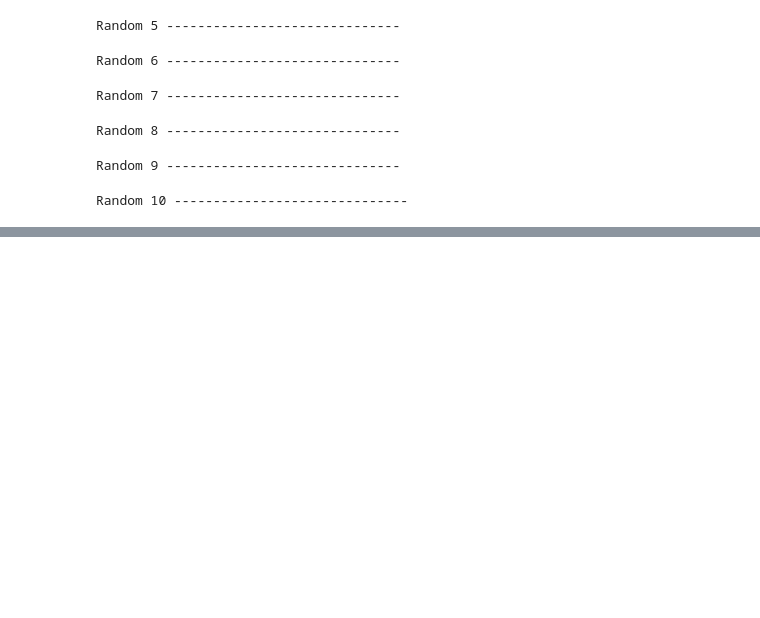
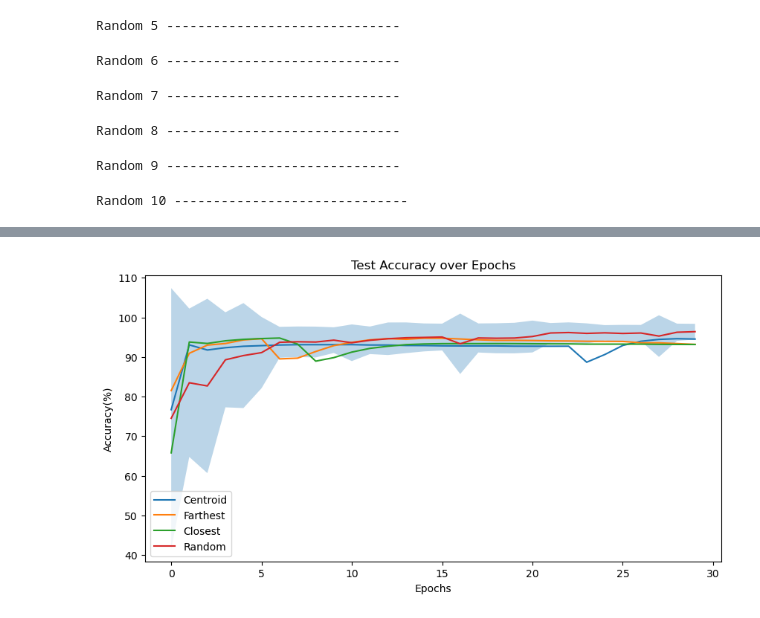
Before and after one commit to Khush24Shah/AL_MNIST, a Jupyter notebook: mixed_rank_AL_MNIST.ipynb, the cells around one changed output, grey strips where cells are left out. Drawn from its saved outputs; the diff is of its cells as text; code cells hidden in the pictures; blank space fills up the shorter version.

```diff
--- a/mixed_rank_AL_MNIST.ipynb
+++ b/mixed_rank_AL_MNIST.ipynb
@@ -470,0 +433,14 @@ pio.show(fig)
+# %%
+plt.figure(figsize=(10, 5))
+plt.plot(accuracy[0], label="Centroid")
+plt.plot(accuracy[1], label="Farthest")
+plt.plot(accuracy[2], label="Closest")
+plt.plot(np.mean(random_accuracy, axis=0), label="Random")
+plt.fill_between(np.arange(30), np.mean(random_accuracy, axis=0) - 1.645*np.std(random_accuracy, axis=0), np.mean(random_accuracy, axis=0) + 1.645*np.std(random_accuracy, axis=0), alpha=0.3)
+plt.xlabel("Epochs")
+plt.ylabel("Accuracy(%)")
+plt.title("Test Accuracy over Epochs")
+plt.legend()
+plt.show()
+# %% [output]
+[figure, added]
```
Also changed, not shown: parts of 7 cells of this notebook.
